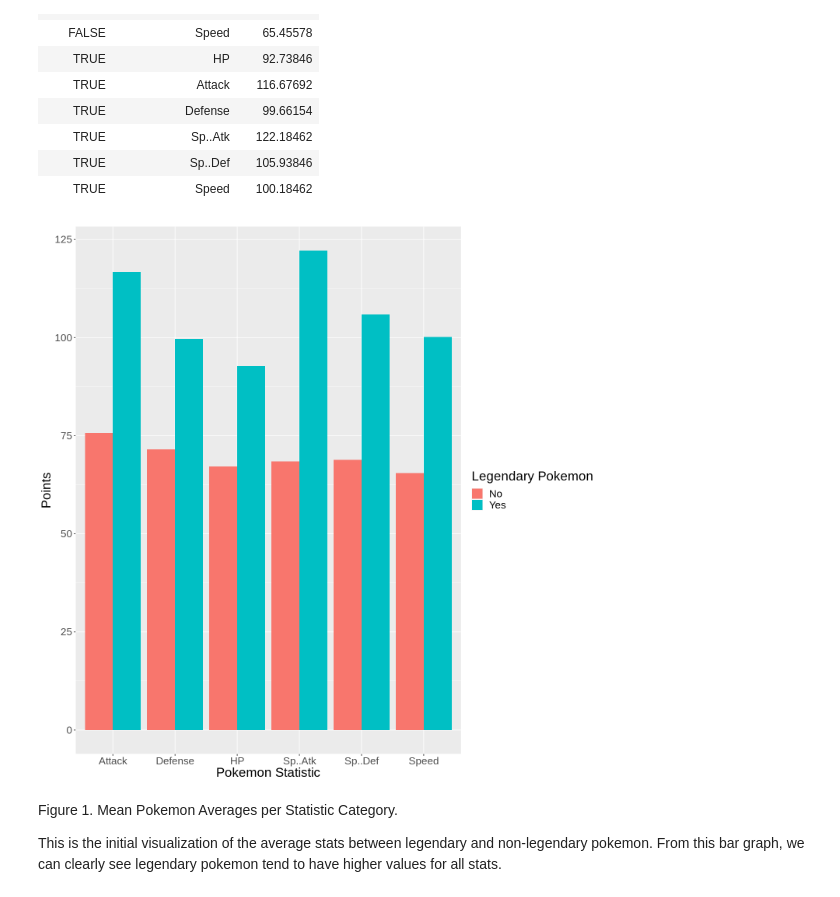
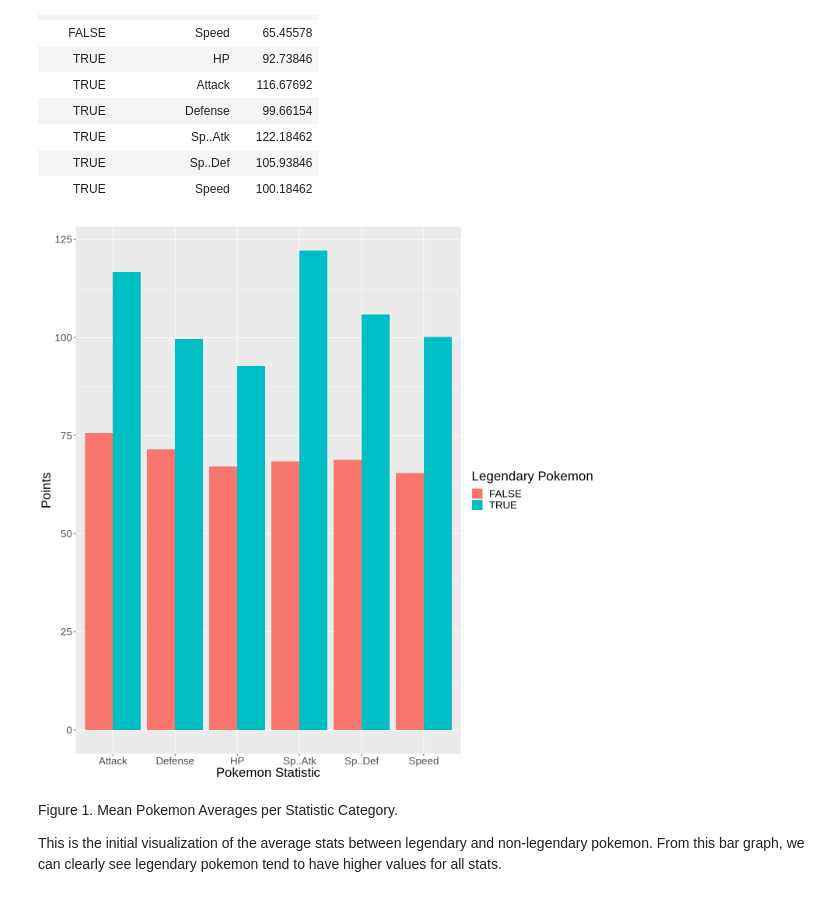
Before and after one commit to dlee03/DSCI_group_project, a Jupyter notebook: groupproject.ipynb, the cells around one changed output. Drawn from its saved outputs; the diff is of its cells as text; code cells hidden in the pictures.

```diff
--- a/groupproject.ipynb
+++ b/groupproject.ipynb
@@ -36,9 +36,9 @@ set.seed(100)
 
 url <- "https://raw.githubusercontent.com/dlee03/DSCI_group_project/main/Pokemon.csv"
 
-pokemon2 <- read_csv(url)
-colnames(pokemon2) <- make.names(colnames(pokemon2))
-head(pokemon2)
+pokemon <- read_csv(url)
+colnames(pokemon) <- make.names(colnames(pokemon))
+head(pokemon)
 # %% [output]
 Rows: 800 Columns: 13
 ── Column specification ────────────────────────────────────────────────────────
@@ -65,7 +65,7 @@ This data set is called 'Pokemon with Stats' from Kaggle, by using GitHub, we ar
 # %%
 #summarize data that reports number of entries per column
 
-pokemon_selected <- pokemon2 |>
+pokemon_selected <- pokemon |>
     select(Name, HP, Attack, Defense, Sp..Atk, Sp..Def, Speed, Legendary)
 head(pokemon_selected)
 # %% [output]
@@ -134,15 +134,14 @@ A tibble: 12 × 3
 # %%
 options(repr.plot.width = 12, repr.plot.height =12)
 pokemon_bar <- ggplot(p_stat_avg, aes(x = pokemon_category, y = mean_value, fill = Legendary)) +
     geom_bar(stat = "identity", position = "dodge") +
     xlab("Pokemon Statistic") +
     ylab("Points") +
-    scale_fill_discrete(labels = c("No", "Yes")) +
     labs(fill = "Legendary Pokemon") +
     theme(text = element_text(size = 20))
 pokemon_bar
 # %% [output]
-[figure, old version]
+[figure, new version]
 # %% [markdown]
 Figure 1. Mean Pokemon Averages per Statistic Category.
 
```
Also changed, not shown: parts of 4 cells of this notebook.
